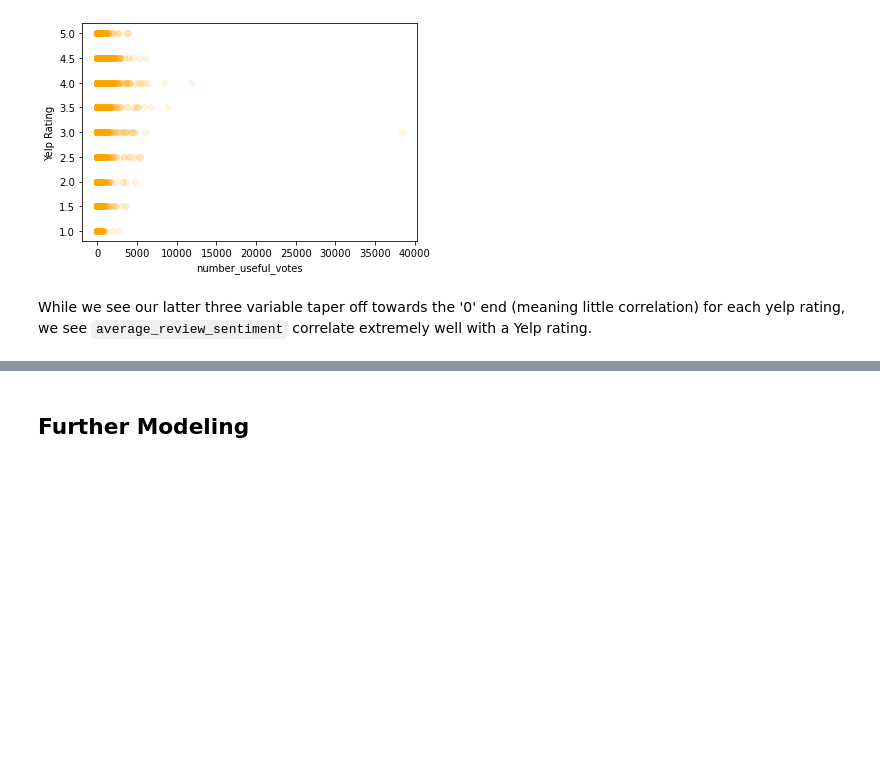
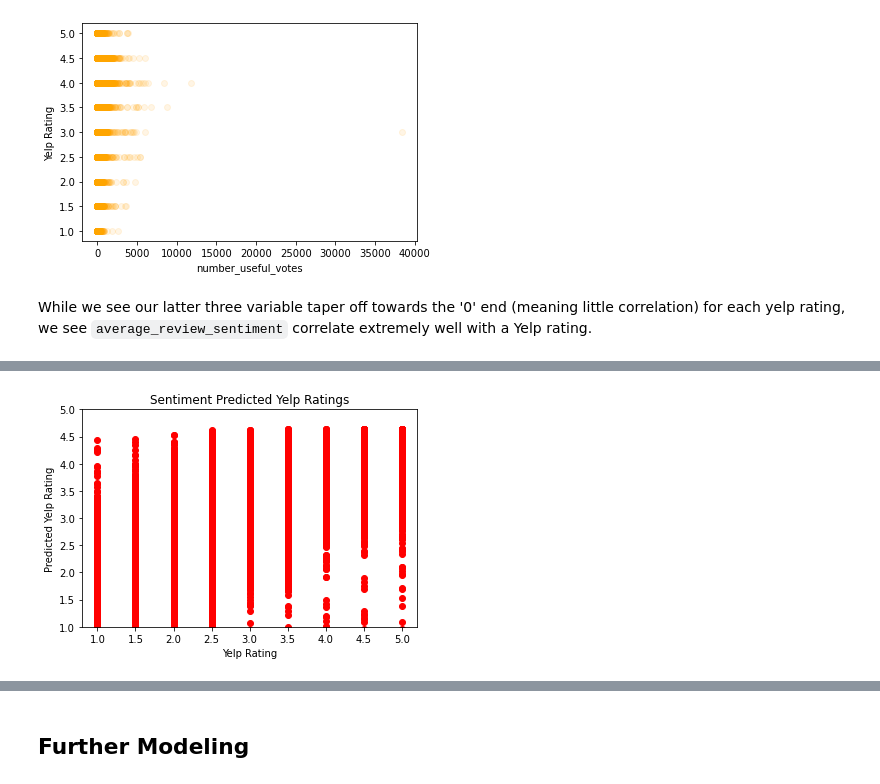
Before and after one commit to DanPark13/yelp-rating-prediction, a Jupyter notebook: yelp_rating_predictor.ipynb, the cells around one changed output, grey strips where cells are left out. Cells and saved outputs as stored; diff of their text form; code cells hidden in the pictures; blank space fills up the shorter version.

Commit message:
Completed Training the Model

```diff
--- a/yelp_rating_predictor.ipynb
+++ b/yelp_rating_predictor.ipynb
@@ -388,0 +314,2 @@ all_features = binary_features + numeric_features
+# %%
+sentiment_feature = df['average_review_sentiment']
@@ -388,0 +327,3 @@ all_features = binary_features + numeric_features
+# %%
+# `average_review_sentiment`
+sentiment_X_train, sentiment_X_test, sentiment_y_train, sentiment_y_test = train_test_split(sentiment_feature, ratings, test_size = 0.2, random_state = 1)
@@ -388,0 +332,3 @@ all_features = binary_features + numeric_features
+# %%
+sentiment_X_train = np.array(sentiment_X_train).reshape(-1,1)
+sentiment_X_test = np.array(sentiment_X_test).reshape(-1,1)
@@ -388,0 +342,4 @@ all_features = binary_features + numeric_features
+# %%
+# `average_review_sentiment`
+sentiment_model = LinearRegression()
+sentiment_model.fit(sentiment_X_train, sentiment_y_train)
@@ -388,0 +396,11 @@ all_features = binary_features + numeric_features
+# %%
+sentiment_y_predicted = sentiment_model.predict(sentiment_X_test)
+
+plt.scatter(sentiment_y_test, sentiment_y_predicted,c="r")
+plt.title("Sentiment Predicted Yelp Ratings")
+plt.xlabel("Yelp Rating")
+plt.ylabel("Predicted Yelp Rating")
+plt.ylim(1,5)
+plt.show()
+# %% [output]
+[figure, added]
```
Also changed, not shown: parts of 74 cells of this notebook.
